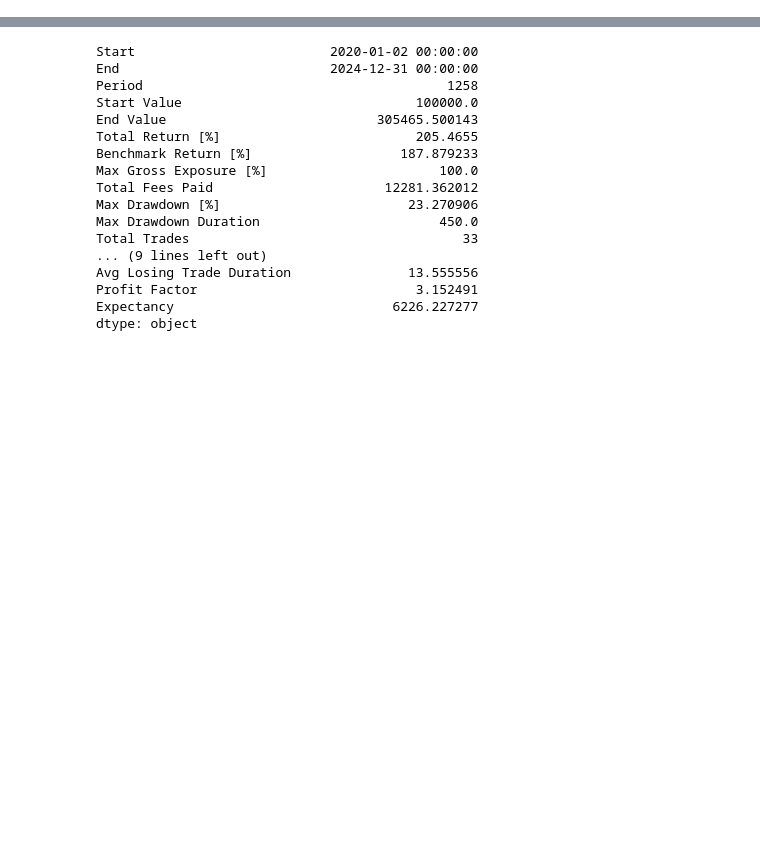
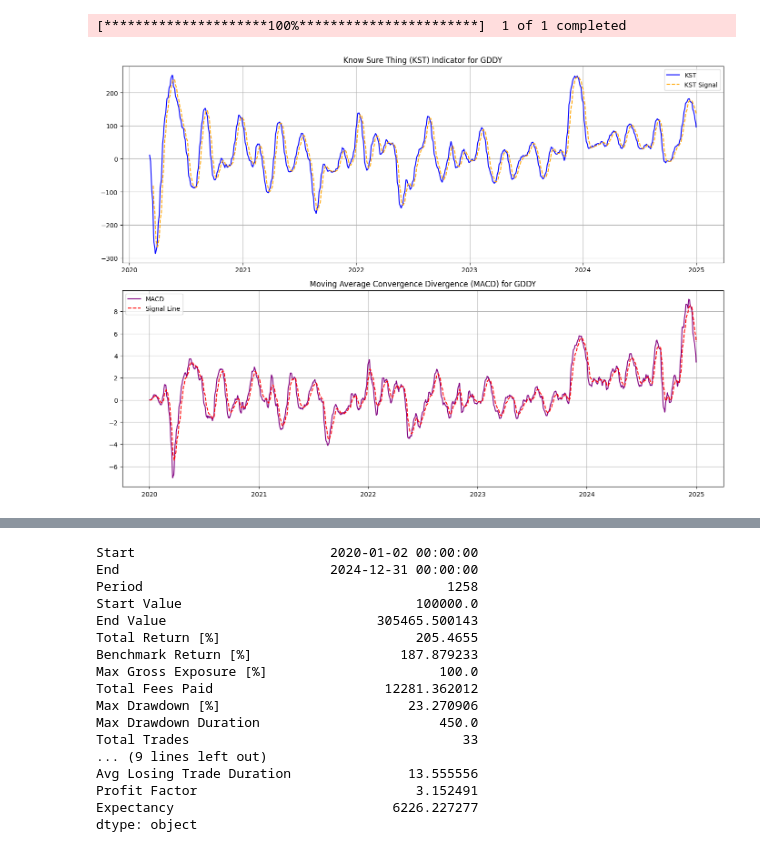
Before and after one commit to kridtapon/SureSignal-MACD, a Jupyter notebook: SureSignal_MACD.ipynb, the cells around one changed output, grey strips where cells are left out. Cells and saved outputs as stored; diff of their text form; code cells hidden in the pictures; blank space fills up the shorter version.

```diff
--- a/SureSignal_MACD.ipynb
+++ b/SureSignal_MACD.ipynb
@@ -264,0 +287,69 @@ Name: 5603, dtype: float64
+# %%
+import matplotlib.pyplot as plt
+import yfinance as yf
+
+# Define the stock symbol and time period
+symbol = 'GDDY'
+start_date = '2020-01-01'
+end_date = '2025-01-01'
+
+# Download the data
+df = yf.download(symbol, start=start_date, end=end_date)
+df.columns = ['Open', 'High', 'Low', 'Close', 'Volume']
+df.ffill(inplace=True)
+
+# Ensure signal_period is cast to an integer before passing it to the rolling method
+def calculate_kst(data, r1=10, r2=15, r3=20, r4=30, sm1=10, sm2=10, sm3=10, sm4=15, signal_period=9):
+    """
+    Calculate the Know Sure Thing (KST) indicator.
+    """
+    roc1 = data['Close'].pct_change(r1) * 100
+    roc2 = data['Close'].pct_change(r2) * 100
+    roc3 = data['Close'].pct_change(r3) * 100
+    roc4 = data['Close'].pct_change(r4) * 100
+
+    # Rolling mean calculations with integer window sizes
+    kst = (roc1.rolling(int(sm1)).mean() +
+           roc2.rolling(int(sm2)).mean() * 2 +
+           roc3.rolling(int(sm3)).mean() * 3 +
+           roc4.rolling(int(sm4)).mean() * 4)
+
+    signal = kst.rolling(int(signal_period)).mean()
+    return kst, signal
+
+# Function to calculate MACD
+def calculate_macd(data, fast=12, slow=26, signal_period=9):
+    ema_fast = data['Close'].ewm(span=fast, min_periods=1).mean()
+    ema_slow = data['Close'].ewm(span=slow, min_periods=1).mean()
+    macd = ema_fast - ema_slow
+    signal = macd.ewm(span=signal_period, min_periods=1).mean()
+    return macd, signal
+
+# Calculate KST and MACD
+kst, kst_signal = calculate_kst(df)
+macd, macd_signal = calculate_macd(df)
+
+# Plot the results
+plt.figure(figsize=(14, 10))
+
+# Plot KST
+plt.subplot(2, 1, 1)
+plt.plot(df.index, kst, label='KST', color='blue')
+plt.plot(df.index, kst_signal, label='KST Signal', color='orange', linestyle='--')
+plt.title(f'Know Sure Thing (KST) Indicator for {symbol}')
+plt.legend()
+plt.grid()
+
+# Plot MACD
+plt.subplot(2, 1, 2)
+plt.plot(df.index, macd, label='MACD', color='purple')
+plt.plot(df.index, macd_signal, label='Signal Line', color='red', linestyle='--')
+plt.title(f'Moving Average Convergence Divergence (MACD) for {symbol}')
+plt.legend()
+plt.grid()
+
+plt.tight_layout()
+plt.show()
+# %% [output]
+[*********************100%***********************]  1 of 1 completed
+[figure, added]
```
Also changed, not shown: parts of 2 cells of this notebook.
